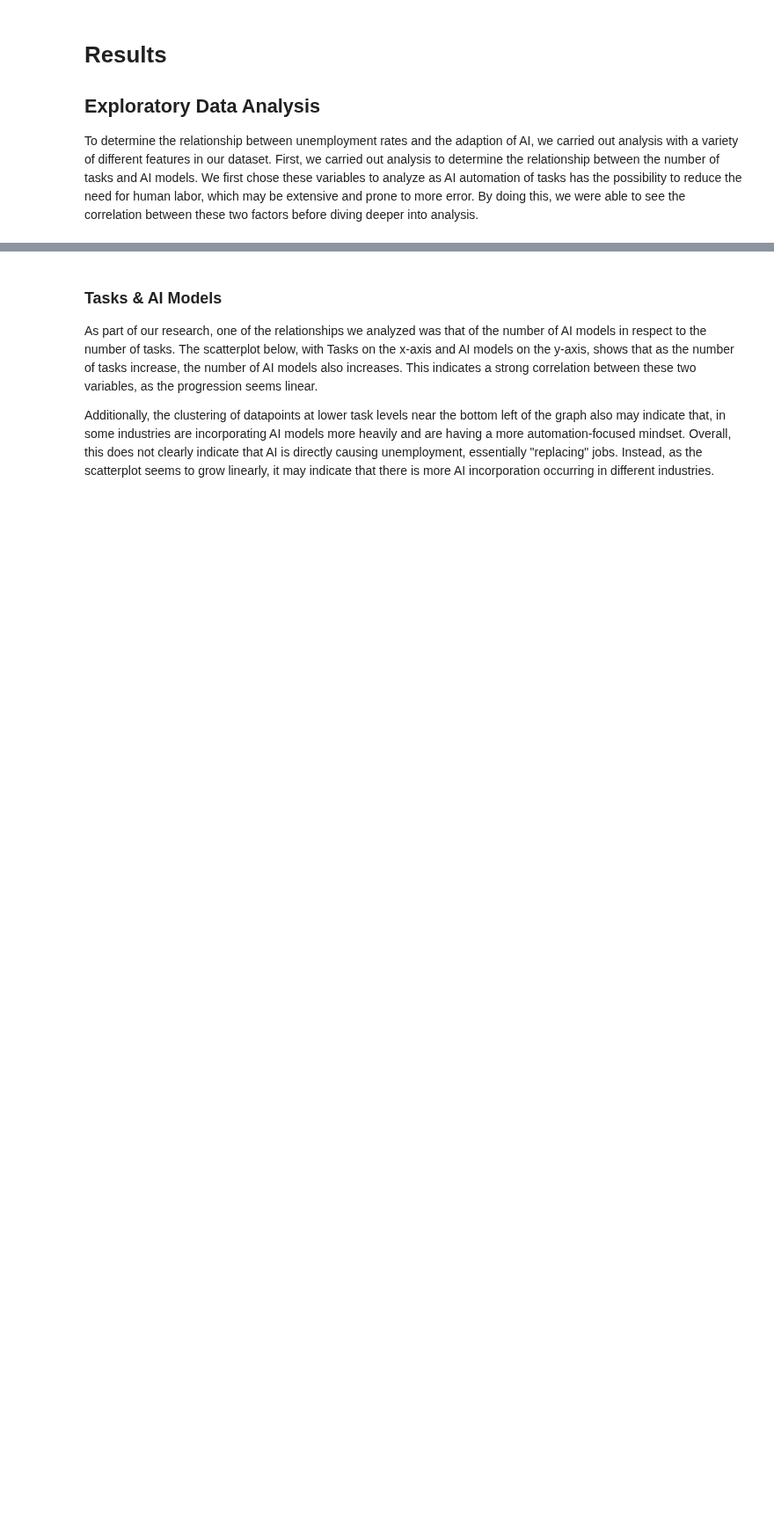
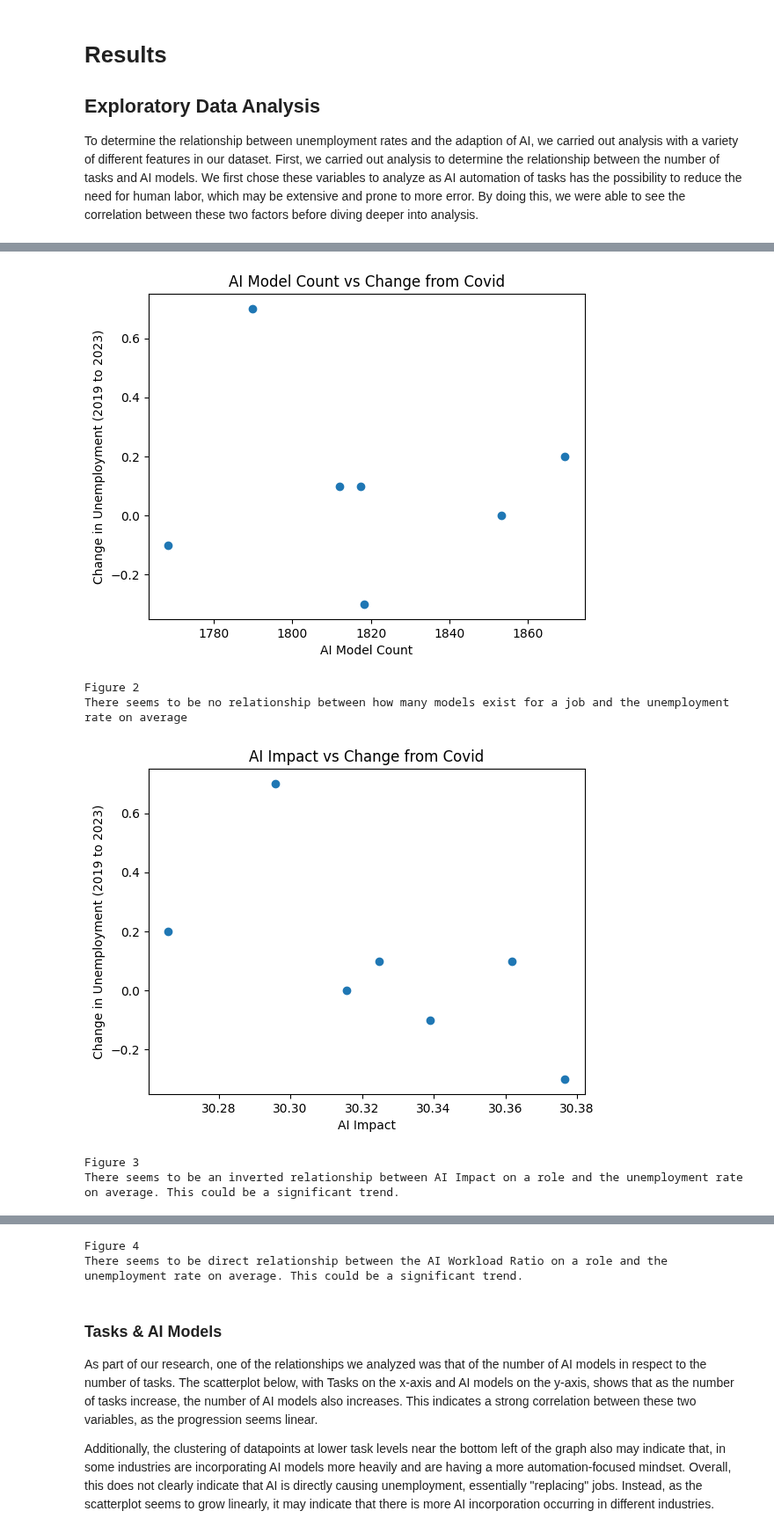
Before and after one commit to arpita-pandey/COGS108_FinalProject, a Jupyter notebook: EDACheckpoint_Group148_WI25.ipynb, the cells around one changed output, grey strips where cells are left out. Shown at 88% size. Drawn from its saved outputs; the diff is of its cells as text; code cells hidden in the pictures; blank space fills up the shorter version.

```diff
--- a/EDACheckpoint_Group148_WI25.ipynb
+++ b/EDACheckpoint_Group148_WI25.ipynb
@@ -182,3 +192,12 @@ df_2.describe()
 | 50% | 2016.5000 | 5.250000 | 4.200000 | 5.700000 | 4.850000 | 4.900000 | ... |
 | 75% | 2019.7500 | 7.725000 | 6.925000 | 7.900000 | 6.775000 | 7.025000 | ... |
 | max | 2023.0000 | 9.900000 | 10.200000 | 9.500000 | 10.500000 | 9.700000 | ... |
+# %%
+df3 = df_2.T.reset_index()
+df3.at[0, "index"] = "Domain"
+df3.columns = df3.iloc[0]
+df3 = df3.iloc[1:]
+Complete = df.merge(right=df3, on='Domain')
+Complete["DiffCovid"] = Complete[2023.0] - Complete[2019.0]
+print("Merged 2 Datasets")
+Complete
@@ -219,0 +244,37 @@ We can see here that the average AI impact and AI Workload ratio is approximatel
+# %%
+test = Complete.drop(columns=["Job titiles"]).groupby("Domain").mean()
+plt.scatter(test['AI models'], test['DiffCovid'])
+plt.title('AI Model Count vs Change from Covid')
+plt.xlabel('AI Model Count')
+plt.ylabel('Change in Unemployment (2019 to 2023)')
+
+plt.show()
+print("Figure 2")
+print("There seems to be no relationship between how many models exist for a job and the unemployment rate on average")
+
+
+
+test = Complete.drop(columns=["Job titiles"]).groupby("Domain").mean()
+plt.scatter(test['AI Impact'], test['DiffCovid'])
+plt.title('AI Impact vs Change from Covid')
+plt.xlabel('AI Impact')
+plt.ylabel('Change in Unemployment (2019 to 2023)')
+plt.show()
+print("Figure 3")
+print("There seems to be an inverted relationship between AI Impact on a role and the unemployment rate on average. This could be a significant trend.")
+
+test = Complete.drop(columns=["Job titiles"]).groupby("Domain").mean()
+plt.scatter(test['AI_Workload_Ratio'], test['DiffCovid'])
+plt.title('AI_Workload_Ratio vs Change from Covid')
+plt.xlabel('AI Workload Ratio')
+plt.ylabel('Change in Unemployment (2019 to 2023)')
+plt.show()
+print("Figure 4")
+print("There seems to be direct relationship between the AI Workload Ratio on a role and the unemployment rate on average. This could be a significant trend.")
+# %% [output]
+[figure, added]
+Figure 2
+There seems to be no relationship between how many models exist for a job and the unemployment rate on average
+[figure, added]
+Figure 3
+There seems to be an inverted relationship between AI Impact on a role and the unemployment rate on average. This could be a significant trend.
@@ -220,3 +282,5 @@ We can see here that the average AI impact and AI Workload ratio is approximatel
+Figure 4
+There seems to be direct relationship between the AI Workload Ratio on a role and the unemployment rate on average. This could be a significant trend.
 # %% [markdown]
 ### Tasks & AI Models
 
```
Also changed, not shown: parts of 13 cells of this notebook, 1 other file.
